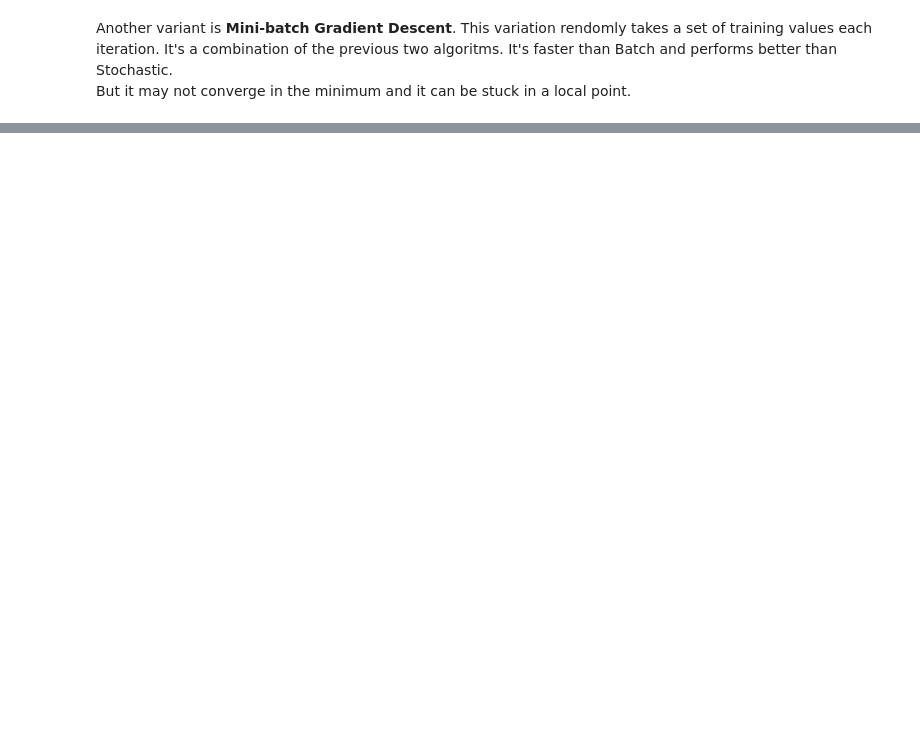
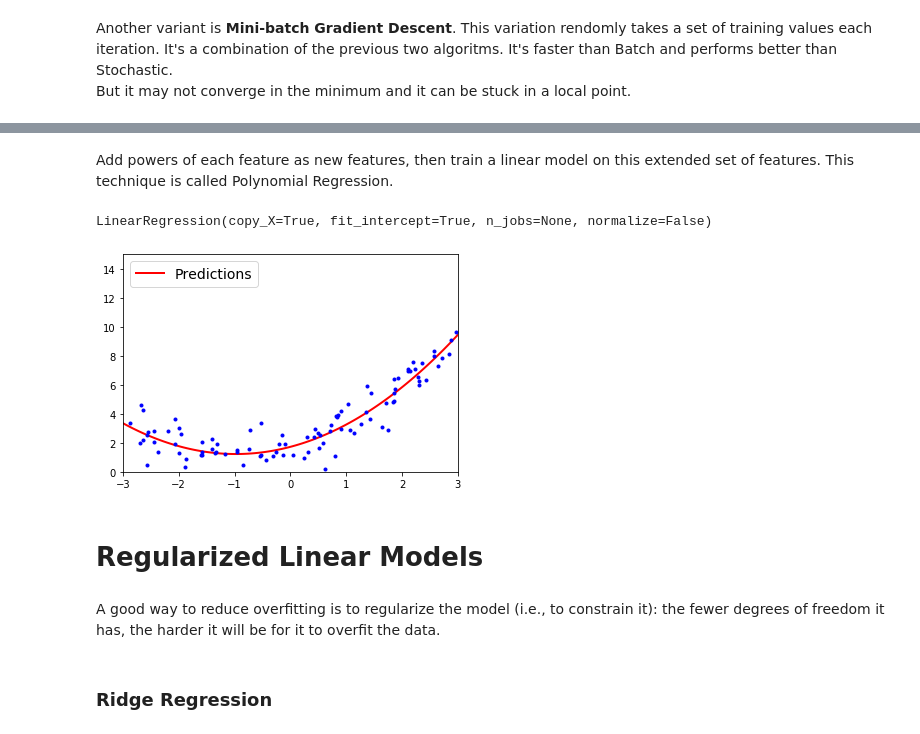
Before and after one commit to mauroyone/Hands-on-ML, a Jupyter notebook: Linear Regression.ipynb, the cells around one changed output, grey strips where cells are left out. Drawn from its saved outputs; the diff is of its cells as text; code cells hidden in the pictures; blank space fills up the shorter version.

Commit message:
training models

```diff
--- a/Linear Regression.ipynb
+++ b/Linear Regression.ipynb
@@ -158,0 +161,34 @@ But it may not converge in the minimum and it can be stuck in a local point.
+# %% [markdown]
+Add powers of each feature as new features, then train a linear model on this extended set of features. This technique is called Polynomial Regression.
+# %%
+m = 100
+X = 6 * np.random.rand(m, 1) - 3
+y = 0.5 * X**2 + X + 2 + np.random.randn(m, 1)
+# %%
+from sklearn.preprocessing import PolynomialFeatures
+poly_features = PolynomialFeatures(degree=2, include_bias=False)
+X_poly = poly_features.fit_transform(X)
+# %%
+lin_reg = LinearRegression()
+lin_reg.fit(X_poly, y)
+print(lin_reg.intercept_, lin_reg.coef_)
+# %% [output]
+LinearRegression(copy_X=True, fit_intercept=True, n_jobs=None, normalize=False)
+# %%
+X_new = np.linspace(-3, 3, 100).reshape(100, 1)
+X_new_poly = poly_features.transform(X_new)
+y_new = lin_reg.predict(X_new_poly)
+# %%
+plt.plot(X_new, y_new, "r-", linewidth=2, label="Predictions")
+plt.plot(X, y, "b.")
+plt.legend(loc="upper left", fontsize=14)
+plt.axis([-3, 3, 0, 15])
+plt.show()
+# %% [output]
+[figure, added]
+# %% [markdown]
+# Regularized Linear Models
+# %% [markdown]
+A good way to reduce overfitting is to regularize the model (i.e., to constrain it): the fewer degrees of freedom it has, the harder it will be for it to overfit the data.
+# %% [markdown]
+### Ridge Regression
```
Also changed, not shown: parts of 18 cells of this notebook.
